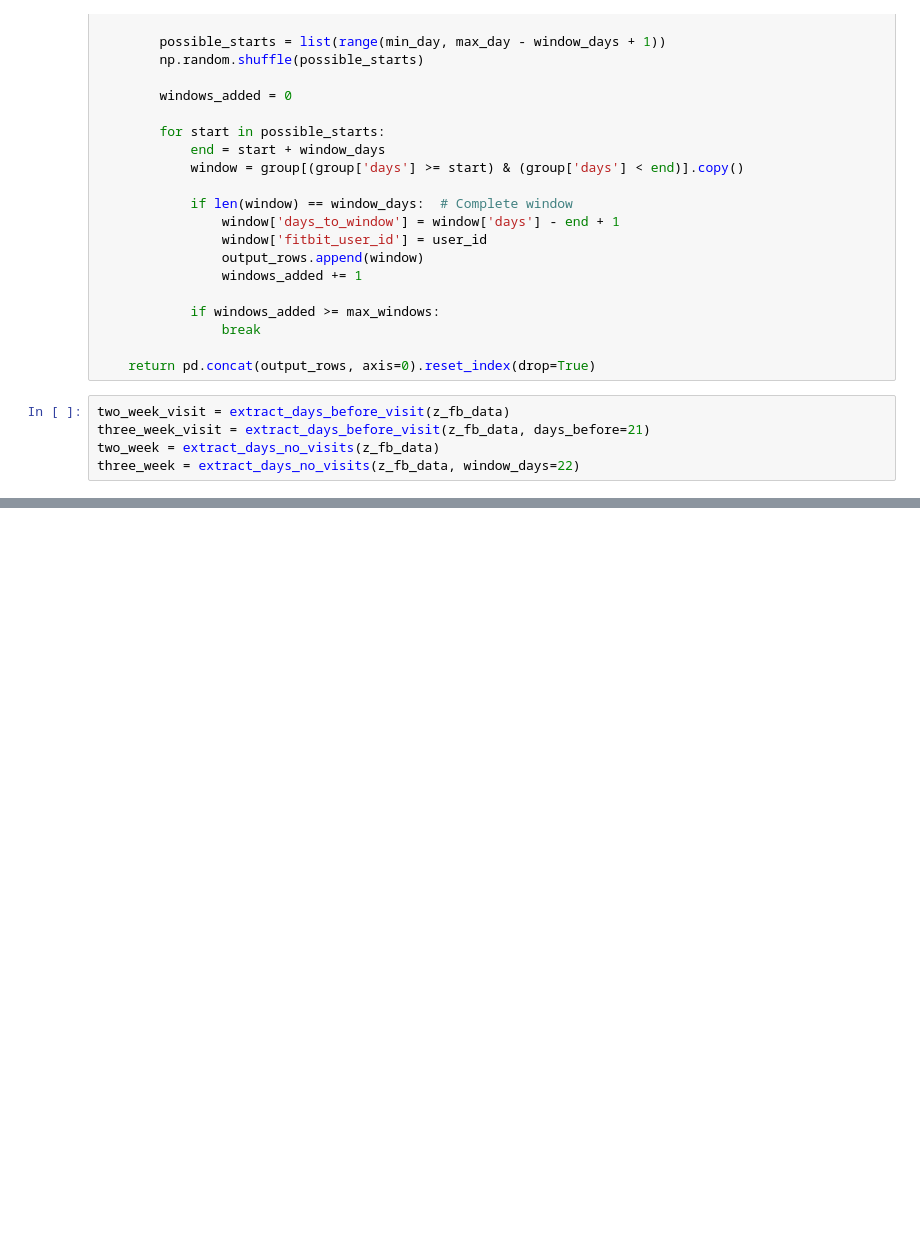
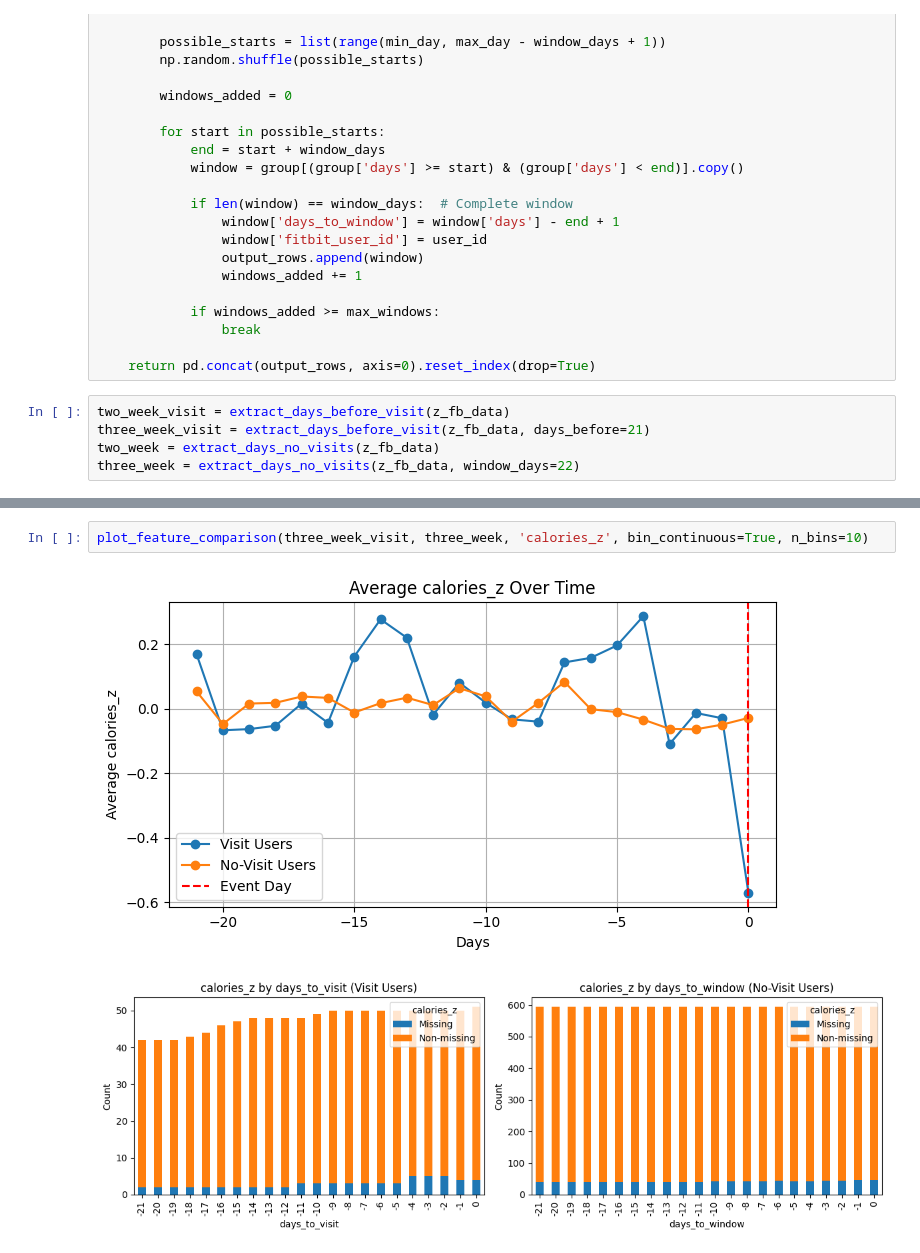
Before and after one commit to jhdaws/mhealth_classification, a Jupyter notebook: data_exploration/data_windows.ipynb, the cells around one changed output, grey strips where cells are left out. Saved outputs shown, nothing was run; the diff lists cells and outputs as text; blank space fills up the shorter version.

```diff
--- a/data_exploration/data_windows.ipynb
+++ b/data_exploration/data_windows.ipynb
@@ -183,0 +254,5 @@ two_week
+# %%
+plot_feature_comparison(three_week_visit, three_week, 'calories_z', bin_continuous=True, n_bins=10)
+# %% [output]
+[figure, added]
+[figure, added]
```
Also changed, not shown: parts of 38 cells of this notebook.
